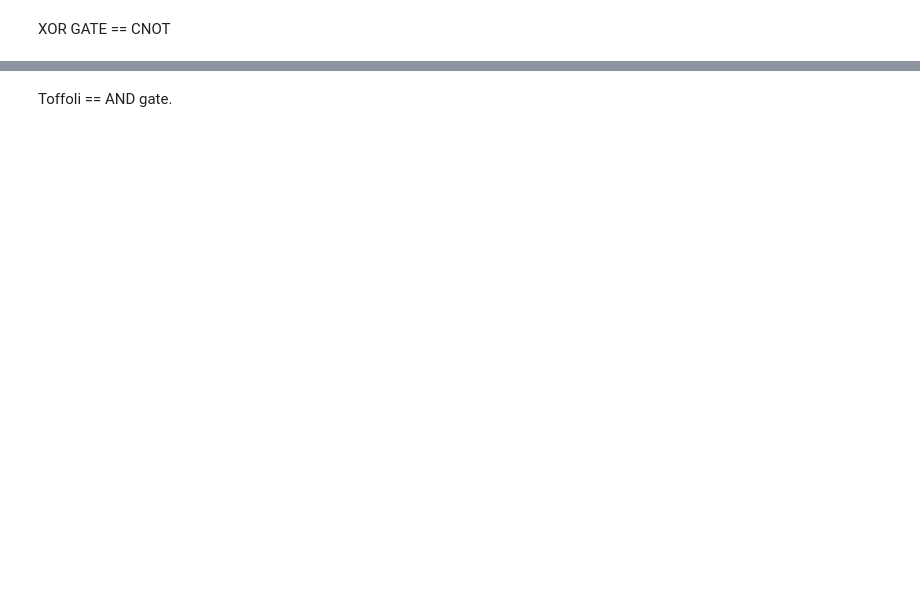
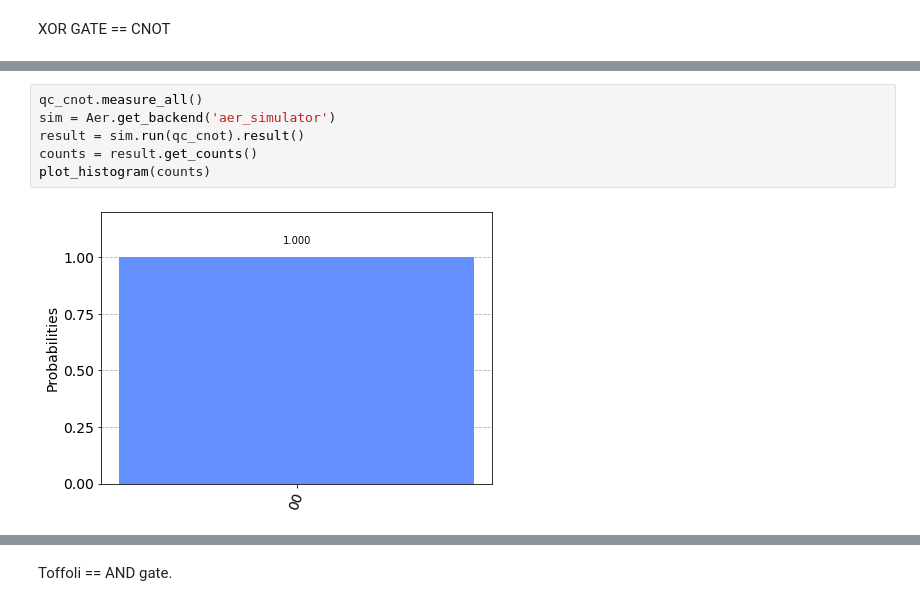
Before and after one commit to Ewelina9606/Quantum-Computing, a Jupyter notebook: QuantumComputing.ipynb, the cells around one changed output, grey strips where cells are left out. Saved outputs shown, nothing was run; the diff lists cells and outputs as text; blank space fills up the shorter version.

Commit message:
measure outputs

```diff
--- a/QuantumComputing.ipynb
+++ b/QuantumComputing.ipynb
@@ -17,2 +31,10 @@ qc_cnot.draw()
+# %%
+qc_cnot.measure_all()
+sim = Aer.get_backend('aer_simulator')
+result = sim.run(qc_cnot).result()
+counts = result.get_counts()
+plot_histogram(counts)
+# %% [output]
+[figure, added]
 # %%
 qc = QuantumCircuit(2,2)
```
Also changed, not shown: parts of 28 cells of this notebook.
